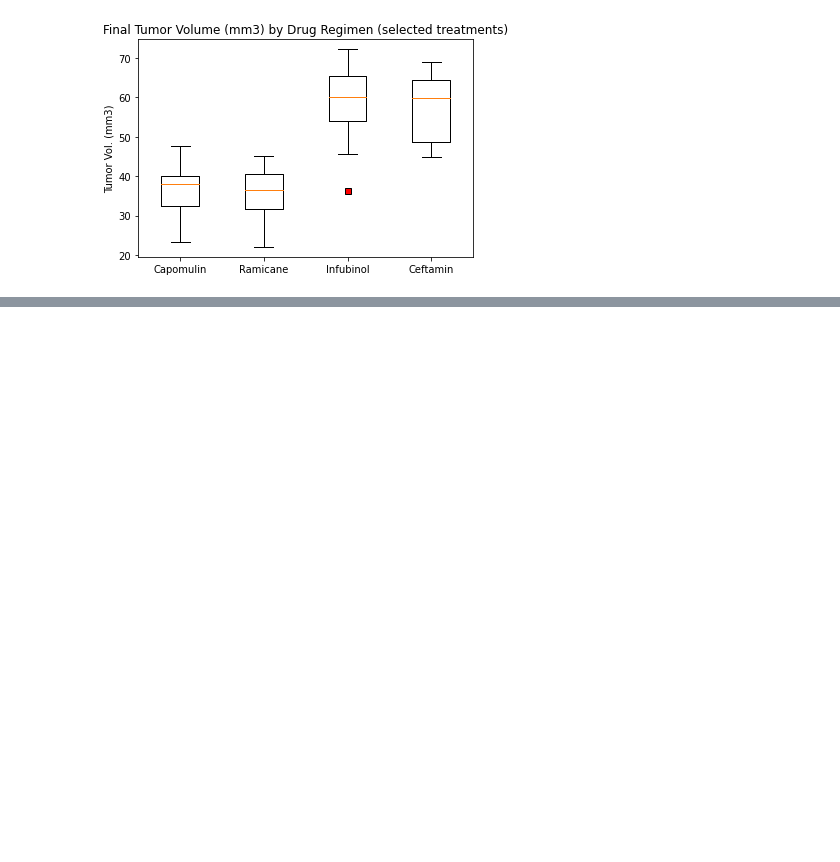
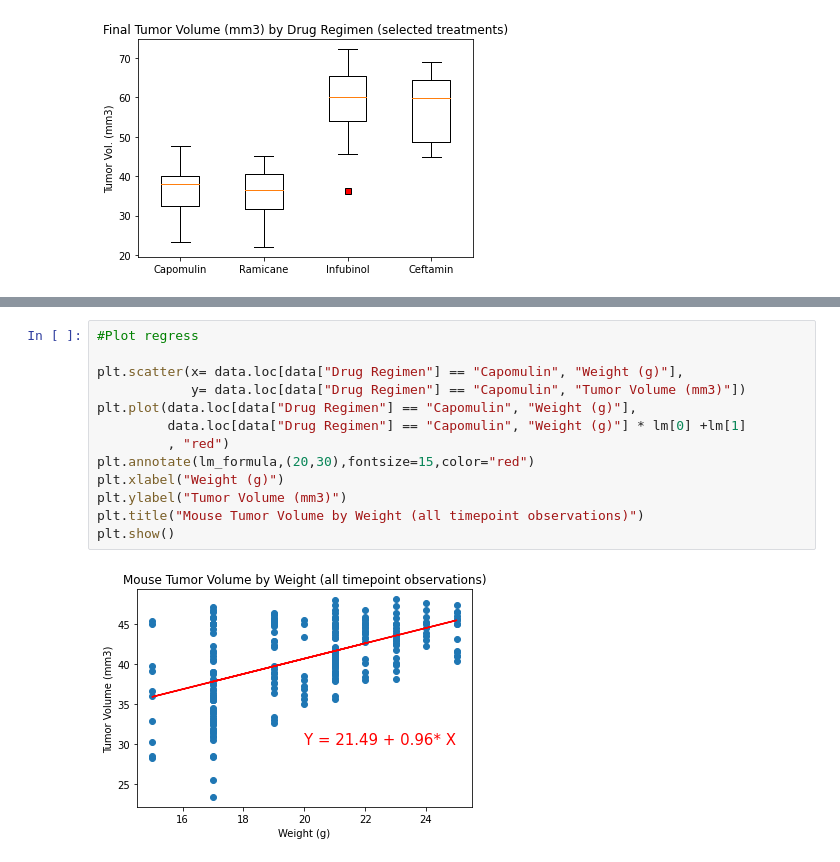
Before and after one commit to martinsingla/challenge-matplotlib, a Jupyter notebook: scrip.ipynb, the cells around one changed output, grey strips where cells are left out. Saved outputs shown, nothing was run; the diff lists cells and outputs as text; blank space fills up the shorter version.

```diff
--- a/scrip.ipynb
+++ b/scrip.ipynb
@@ -213,0 +253,15 @@ plt.show()
+# %%
+#Plot regress
+
+plt.scatter(x= data.loc[data["Drug Regimen"] == "Capomulin", "Weight (g)"],
+            y= data.loc[data["Drug Regimen"] == "Capomulin", "Tumor Volume (mm3)"])
+plt.plot(data.loc[data["Drug Regimen"] == "Capomulin", "Weight (g)"],
+         data.loc[data["Drug Regimen"] == "Capomulin", "Weight (g)"] * lm[0] +lm[1]
+         , "red")
+plt.annotate(lm_formula,(20,30),fontsize=15,color="red")
+plt.xlabel("Weight (g)")
+plt.ylabel("Tumor Volume (mm3)")
+plt.title("Mouse Tumor Volume by Weight (all timepoint observations)")
+plt.show()
+# %% [output]
+[figure, added]
```
Also changed, not shown: parts of 4 cells of this notebook.
